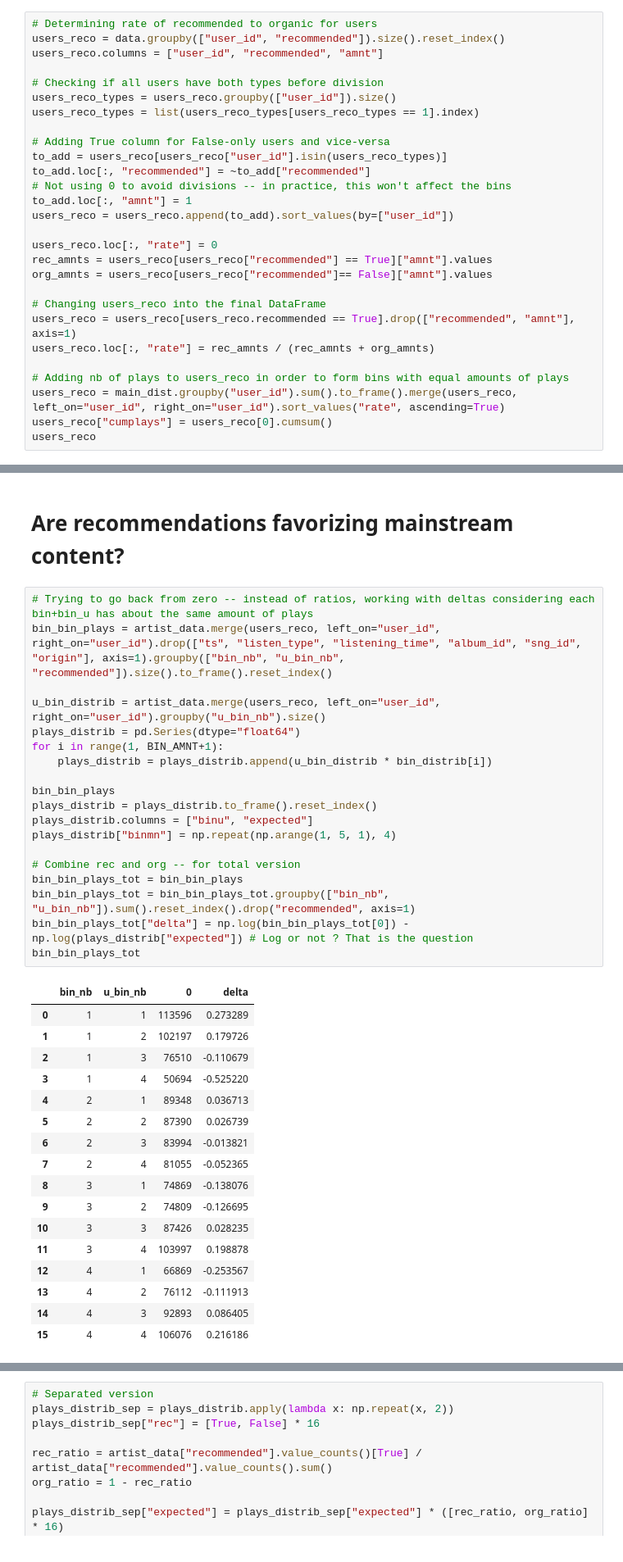
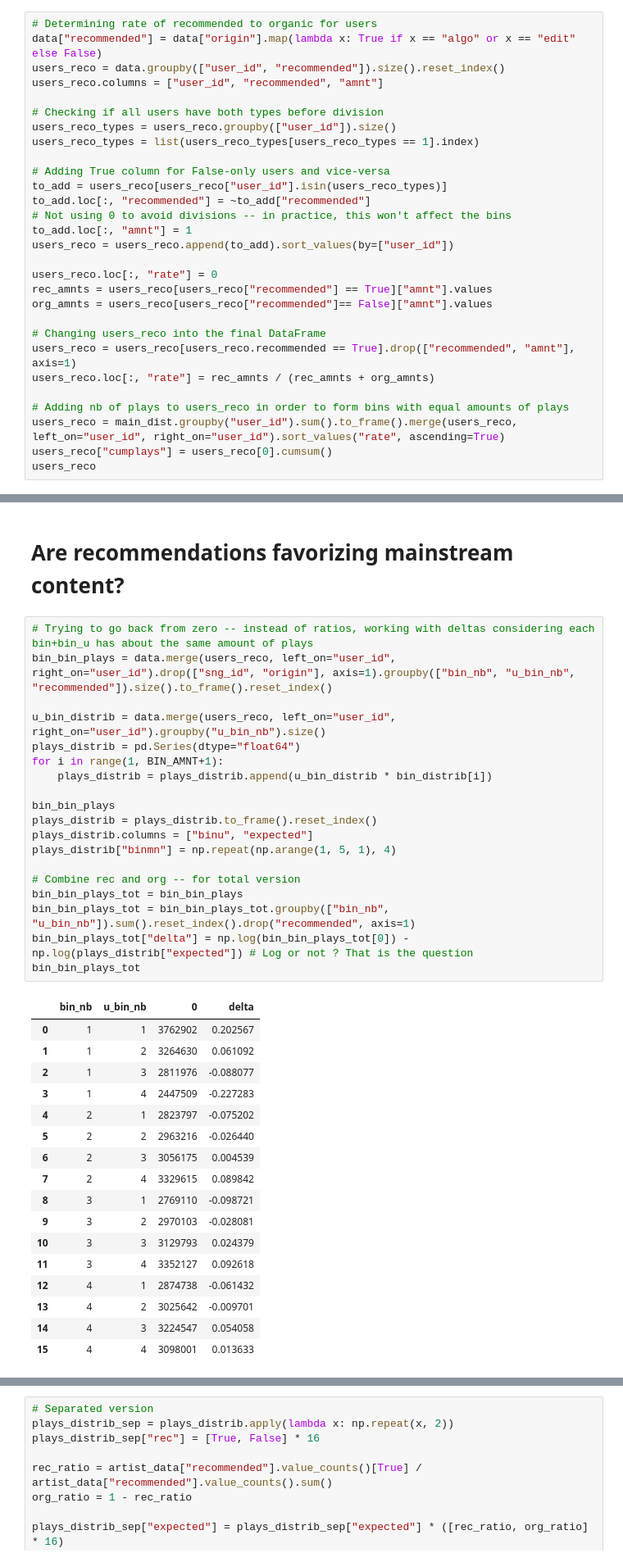
Before and after one commit to QuVil/cmb-recommendation, a Jupyter notebook: src/analysis/mainstream_tests.ipynb, the cells around one changed output, grey strips where cells are left out. Shown at 82% size. Cells and saved outputs as stored; diff of their text form.

```diff
--- a/src/analysis/mainstream_tests.ipynb
+++ b/src/analysis/mainstream_tests.ipynb
@@ -228,6 +244,7 @@ Analyzing users...
 # Users pre-binning based on recommendation usage
 # %%
 # Determining rate of recommended to organic for users
+data["recommended"] = data["origin"].map(lambda x: True if x == "algo" or x == "edit" else False)
 users_reco = data.groupby(["user_id", "recommended"]).size().reset_index()
 users_reco.columns = ["user_id", "recommended", "amnt"]
 
@@ -359,41 +387,41 @@ sns.relplot(x="bin_nb", y="ratio", kind="line", col="user_id", col_wrap=3, dashe
 # Are recommendations favorizing mainstream content?
 # %%
 # Trying to go back from zero -- instead of ratios, working with deltas considering each bin+bin_u has about the same amount of plays
-bin_bin_plays = artist_data.merge(users_reco, left_on="user_id", right_on="user_id").drop(["ts", "listen_type", "listening_time", "album_id", "sng_id", "origin"], axis=1).groupby(["bin_nb", "u_bin_nb", "recommended"]).size().to_frame().reset_index()
+bin_bin_plays = data.merge(users_reco, left_on="user_id", right_on="user_id").drop(["sng_id", "origin"], axis=1).groupby(["bin_nb", "u_bin_nb", "recommended"]).size().to_frame().reset_index()
 
-u_bin_distrib = artist_data.merge(users_reco, left_on="user_id", right_on="user_id").groupby("u_bin_nb").size()
+u_bin_distrib = data.merge(users_reco, left_on="user_id", right_on="user_id").groupby("u_bin_nb").size()
 plays_distrib = pd.Series(dtype="float64")
 for i in range(1, BIN_AMNT+1):
     plays_distrib = plays_distrib.append(u_bin_distrib * bin_distrib[i])
 
 bin_bin_plays
 plays_distrib = plays_distrib.to_frame().reset_index()
 plays_distrib.columns = ["binu", "expected"]
 plays_distrib["binmn"] = np.repeat(np.arange(1, 5, 1), 4)
 
 # Combine rec and org -- for total version
 bin_bin_plays_tot = bin_bin_plays
 bin_bin_plays_tot = bin_bin_plays_tot.groupby(["bin_nb", "u_bin_nb"]).sum().reset_index().drop("recommended", axis=1)
 bin_bin_plays_tot["delta"] = np.log(bin_bin_plays_tot[0]) - np.log(plays_distrib["expected"]) # Log or not ? That is the question
 bin_bin_plays_tot
 # %% [output]
 |  | bin_nb | u_bin_nb | 0 | delta |
-| 0 | 1 | 1 | 113596 | 0.273289 |
-| 1 | 1 | 2 | 102197 | 0.179726 |
-| 2 | 1 | 3 | 76510 | -0.110679 |
-| 3 | 1 | 4 | 50694 | -0.525220 |
-| 4 | 2 | 1 | 89348 | 0.036713 |
-| 5 | 2 | 2 | 87390 | 0.026739 |
-| 6 | 2 | 3 | 83994 | -0.013821 |
-| 7 | 2 | 4 | 81055 | -0.052365 |
-| 8 | 3 | 1 | 74869 | -0.138076 |
-| 9 | 3 | 2 | 74809 | -0.126695 |
-| 10 | 3 | 3 | 87426 | 0.028235 |
-| 11 | 3 | 4 | 103997 | 0.198878 |
-| 12 | 4 | 1 | 66869 | -0.253567 |
-| 13 | 4 | 2 | 76112 | -0.111913 |
-| 14 | 4 | 3 | 92893 | 0.086405 |
-| 15 | 4 | 4 | 106076 | 0.216186 |
+| 0 | 1 | 1 | 3762902 | 0.202567 |
+| 1 | 1 | 2 | 3264630 | 0.061092 |
+| 2 | 1 | 3 | 2811976 | -0.088077 |
+| 3 | 1 | 4 | 2447509 | -0.227283 |
+| 4 | 2 | 1 | 2823797 | -0.075202 |
+| 5 | 2 | 2 | 2963216 | -0.026440 |
+| 6 | 2 | 3 | 3056175 | 0.004539 |
+| 7 | 2 | 4 | 3329615 | 0.089842 |
+| 8 | 3 | 1 | 2769110 | -0.098721 |
+| 9 | 3 | 2 | 2970103 | -0.028081 |
+| 10 | 3 | 3 | 3129793 | 0.024379 |
+| 11 | 3 | 4 | 3352127 | 0.092618 |
+| 12 | 4 | 1 | 2874738 | -0.061432 |
+| 13 | 4 | 2 | 3025642 | -0.009701 |
+| 14 | 4 | 3 | 3224547 | 0.054058 |
+| 15 | 4 | 4 | 3098001 | 0.013633 |
 # %%
 h = sns.catplot(x="bin_nb", y="delta", col="bin_u", col_wrap=2, kind="point", data=bin_bin_plays_tot.rename(columns={"u_bin_nb": "bin_u"}))
 h.set_axis_labels(r'$bin_\mu$', r'$\Delta(P)$')
```
Also changed, not shown: parts of 11 cells of this notebook, 2 other files.
